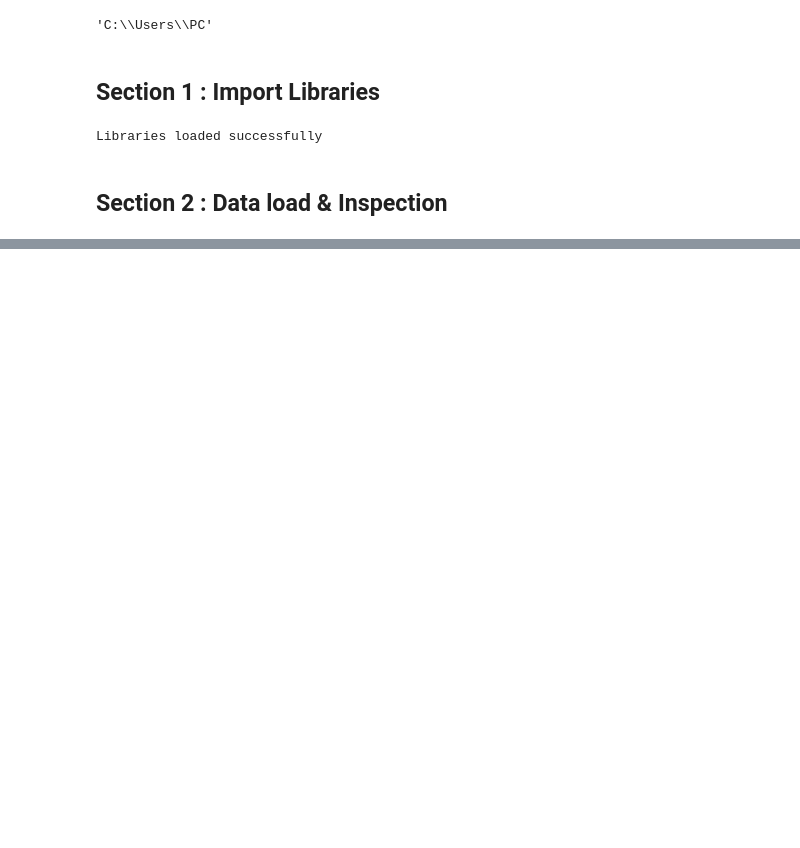
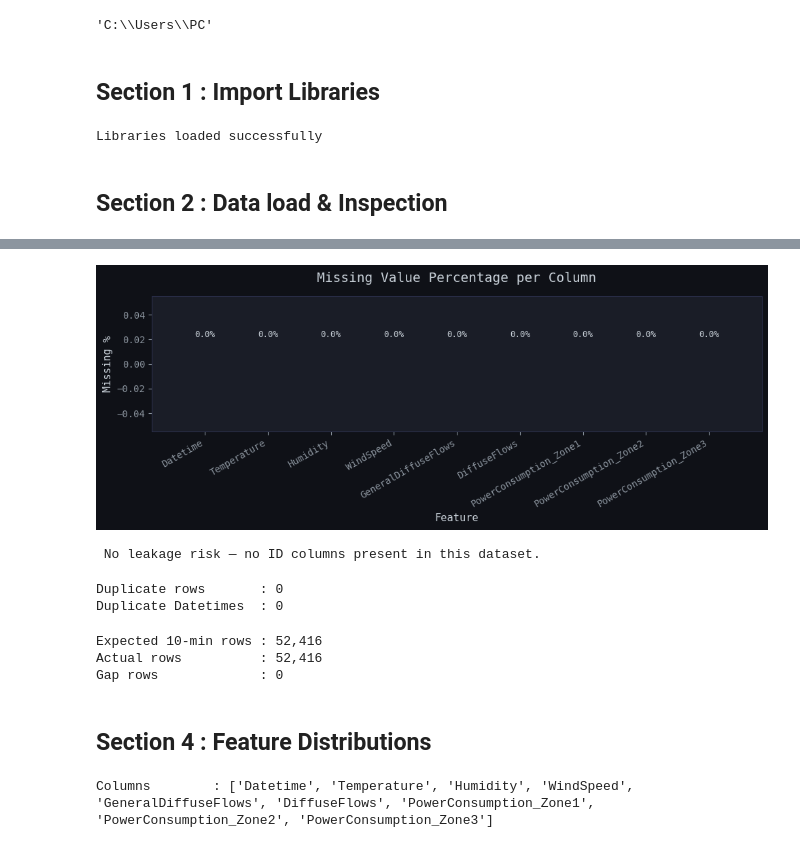
Before and after one commit to afeefanver/Power-consumption-Prediction-, a Jupyter notebook: EDA_Pwr.ipynb, the cells around one changed output, grey strips where cells are left out. Drawn from its saved outputs; the diff is of its cells as text; code cells hidden in the pictures; blank space fills up the shorter version.

```diff
--- a/EDA_Pwr.ipynb
+++ b/EDA_Pwr.ipynb
@@ -97,0 +100,6 @@ dtype: object
+# %%
+# Missing Values
+missing = df.isnull().sum()
+missing_pct = (missing / len(df) * 100).round(2)
+missing_df = pd.DataFrame({'Missing Count': missing, 'Missing %': missing_pct})
+print(missing_df)
@@ -97,0 +117,43 @@ dtype: object
+# %%
+fig, ax = plt.subplots(figsize=(10, 4))
+colors = ['#f78166' if v > 0 else '#3fb950' for v in missing_pct.values]
+bars = ax.bar(missing_pct.index, missing_pct.values, color=colors, edgecolor='none')
+ax.set_title('Missing Value Percentage per Column', fontsize=14, pad=15)
+ax.set_ylabel('Missing %')
+ax.set_xlabel('Feature')
+plt.xticks(rotation=30, ha='right')
+for bar, val in zip(bars, missing_pct.values):
+    ax.text(bar.get_x() + bar.get_width()/2, bar.get_height() + 0.02,
+            f'{val:.1f}%', ha='center', va='bottom', fontsize=9, color='#c9d1d9')
+plt.tight_layout()
+plt.savefig('plots/01_missing_values.png', dpi=150, bbox_inches='tight')
+plt.show()
+print('\n No leakage risk — no ID columns present in this dataset.')
+# %% [output]
+[figure, added]
+ No leakage risk — no ID columns present in this dataset.
+# %%
+# Duplicate Check
+dupes = df.duplicated().sum()
+datetime_dupes = df.duplicated(subset=['Datetime']).sum()
+print(f'Duplicate rows       : {dupes}')
+print(f'Duplicate Datetimes  : {datetime_dupes}')
+# %% [output]
+Duplicate rows       : 0
+Duplicate Datetimes  : 0
+# %%
+# Expected vs Actual Records
+expected = int((df['Datetime'].max() - df['Datetime'].min()).total_seconds() / 600) + 1
+print(f'Expected 10-min rows : {expected:,}')
+print(f'Actual rows          : {len(df):,}')
+print(f'Gap rows             : {expected - len(df):,}')
+# %% [output]
+Expected 10-min rows : 52,416
+Actual rows          : 52,416
+Gap rows             : 0
+# %% [markdown]
+## Section 4 : Feature Distributions
+# %%
+print(f'Columns        : {list(df.columns)}')
+# %% [output]
+Columns        : ['Datetime', 'Temperature', 'Humidity', 'WindSpeed', 'GeneralDiffuseFlows', 'DiffuseFlows', 'PowerConsumption_Zone1', 'PowerConsumption_Zone2', 'PowerConsumption_Zone3']
```
Also changed, not shown: parts of 18 cells of this notebook.
